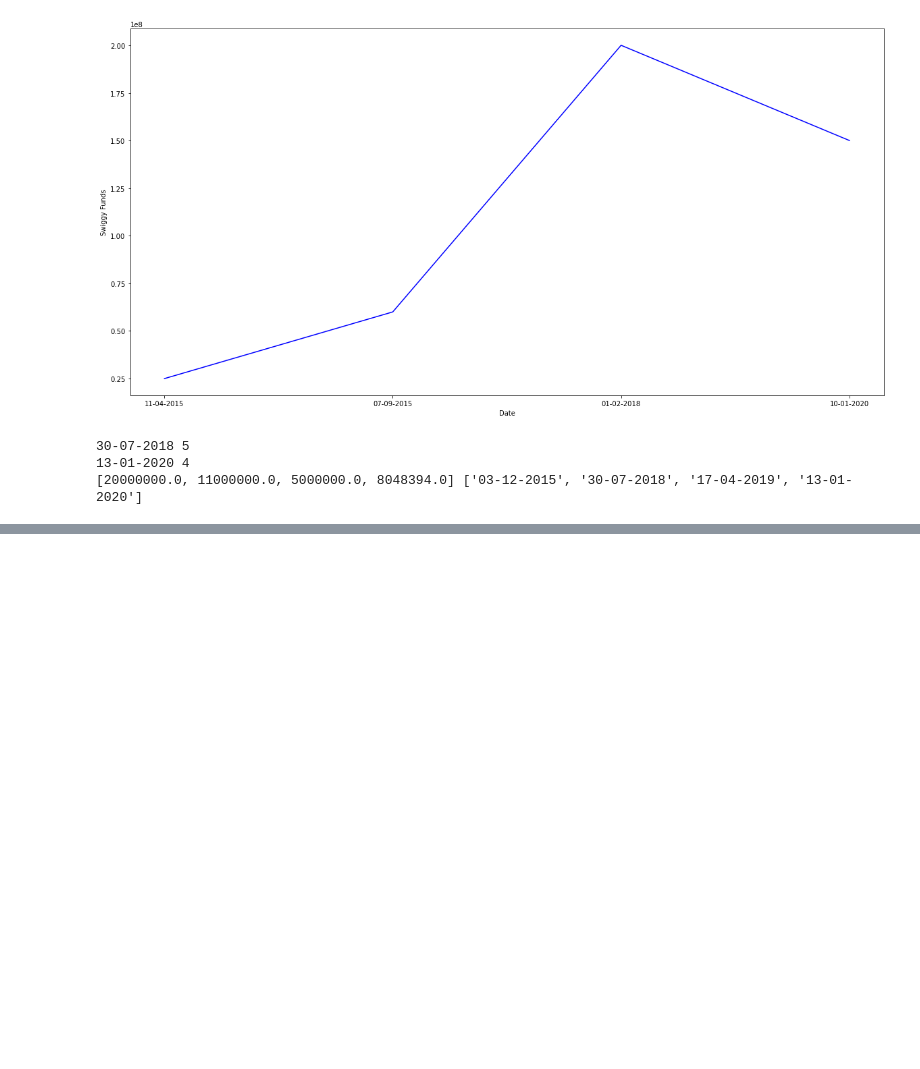
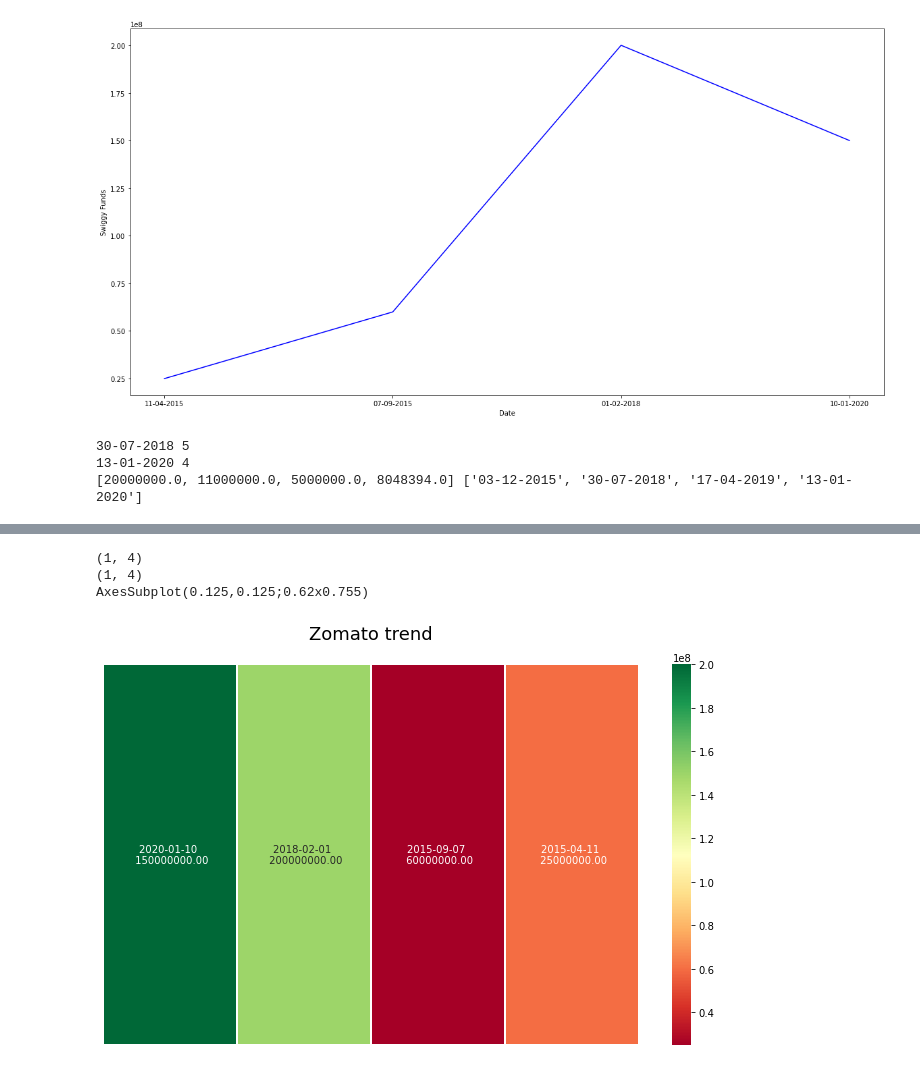
Before and after one commit to rahul9115/internship, a Jupyter notebook: analysis.ipynb, the cells around one changed output, grey strips where cells are left out. Saved outputs shown, nothing was run; the diff lists cells and outputs as text; code cells hidden in the pictures; blank space fills up the shorter version.

```diff
--- a/analysis.ipynb
+++ b/analysis.ipynb
@@ -138,0 +205,4 @@ print(z,x2)
+# %%
+date=(np.asanyarray(cdf['Date dd/mm/yyyy']))
+amount=(np.asanyarray(cdf['AmountinUSD'])).reshape(1,4)
+print(amount)
@@ -138,0 +211,9 @@ print(z,x2)
+# %%
+from datetime import datetime
+date1=[]
+n=0
+for i in date:
+    i=datetime.strptime(i, '%d/%m/%Y').date()
+    date1.append(i)
+    n=n+1
+len(date1)
@@ -138,0 +222,10 @@ print(z,x2)
+# %%
+date1=np.asanyarray(date1).reshape(1,4)
+# %%
+a=[]
+a=df['AmountinUSD'].values
+
+d=pd.pivot_table(cdf,index=['Startup Name'],columns=["Date dd/mm/yyyy"],values=['AmountinUSD'])
+d=d.fillna(0)
+print(d)
+d.shape
@@ -138,0 +241,20 @@ print(z,x2)
+# %%
+fig,ax=plt.subplots(figsize=(12,7))
+title="Zomato trend"
+plt.title(title,fontsize=18)
+ttl=ax.title
+ttl.set_position([0.5,1.05])
+ax.set_xticks([])
+ax.set_yticks([])
+ax.axis('off')
+
+labels=(np.asarray(["{0} \n {1:.2f}".format(date1,amount1) for date1,amount1 in zip(date1.flatten(),amount.flatten())])).reshape(1,4)
+print(labels.shape)
+print(d.shape)
+print(sns.heatmap(d,annot=labels,fmt="",cmap='RdYlGn',linewidth=0.30,ax=ax))
+plt.show()
+# %% [output]
+(1, 4)
+(1, 4)
+AxesSubplot(0.125,0.125;0.62x0.755)
+[figure, added]
```
Also changed, not shown: parts of 10 cells of this notebook.
